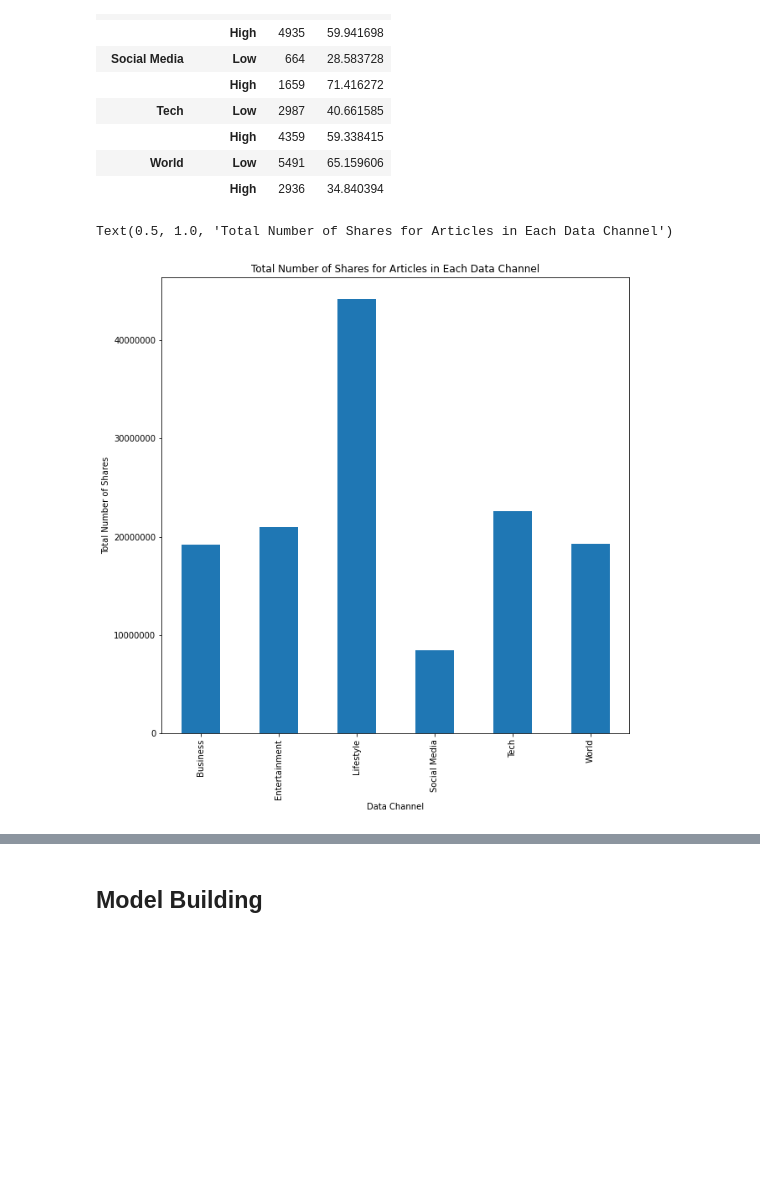
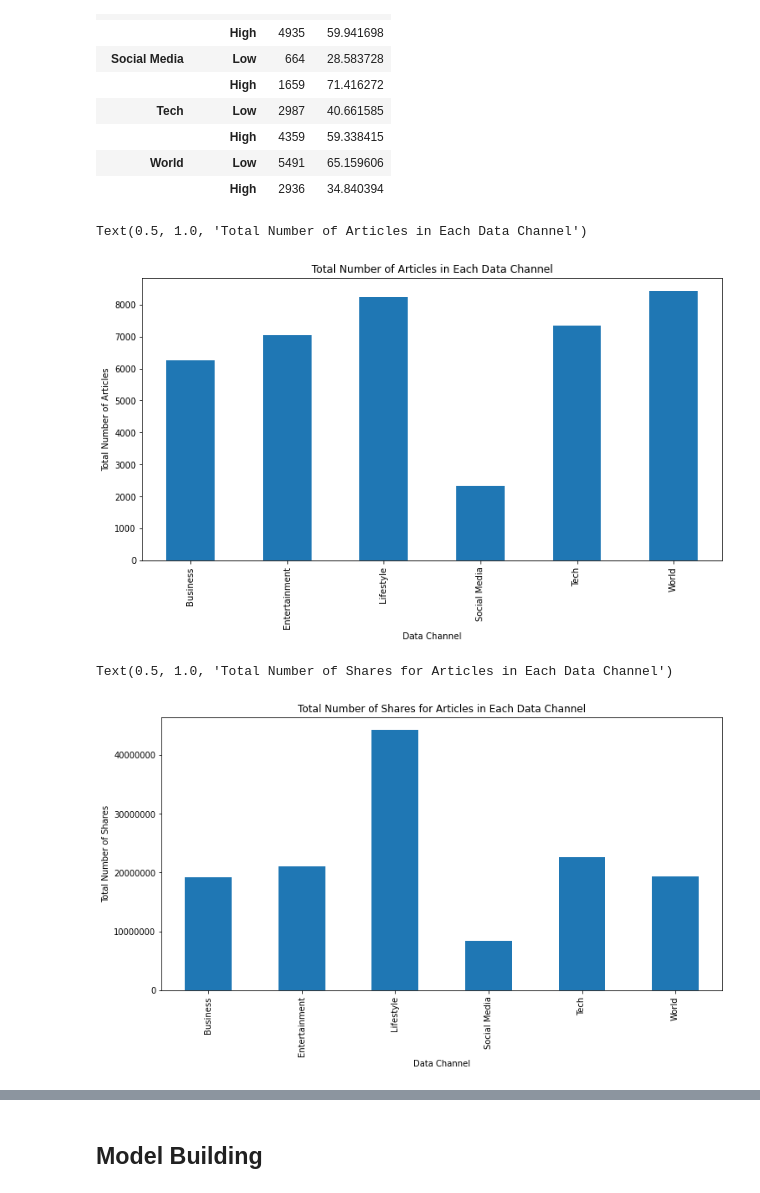
Before and after one commit to matthiasronnau/BANA-273-Term-Project, a Jupyter notebook: BANA-273 Term Project.ipynb, the cells around one changed output, grey strips where cells are left out. Saved outputs shown, nothing was run; the diff lists cells and outputs as text; code cells hidden in the pictures; blank space fills up the shorter version.

```diff
--- a/BANA-273 Term Project.ipynb
+++ b/BANA-273 Term Project.ipynb
@@ -245,16 +245,27 @@ article_count_by_data_channel
 |  | High | 4359 | 59.338415 |
 | World | Low | 5491 | 65.159606 |
 |  | High | 2936 | 34.840394 |
+# %%
+#Number of articles in each data channel
+plt.figure(figsize = (12, 6))
+plt.ticklabel_format(style = "plain")
+data.groupby("data_channel")["shares"].count().plot.bar()
+plt.xlabel("Data Channel")
+plt.ylabel("Total Number of Articles")
+plt.title("Total Number of Articles in Each Data Channel")
+# %% [output]
+Text(0.5, 1.0, 'Total Number of Articles in Each Data Channel')
+[figure, added]
 # %%
 #Number of shares for articles in each data channel
-plt.figure(figsize = (10, 10))
+plt.figure(figsize = (12, 6))
 plt.ticklabel_format(style = "plain")
 data.groupby("data_channel")["shares"].sum().plot.bar()
 plt.xlabel("Data Channel")
 plt.ylabel("Total Number of Shares")
 plt.title("Total Number of Shares for Articles in Each Data Channel")
 # %% [output]
 Text(0.5, 1.0, 'Total Number of Shares for Articles in Each Data Channel')
-[figure, old version]
+[figure, new version]
 # %%
 #Number of articles in each data channel by popularity
```
Also changed, not shown: parts of 9 cells of this notebook.
